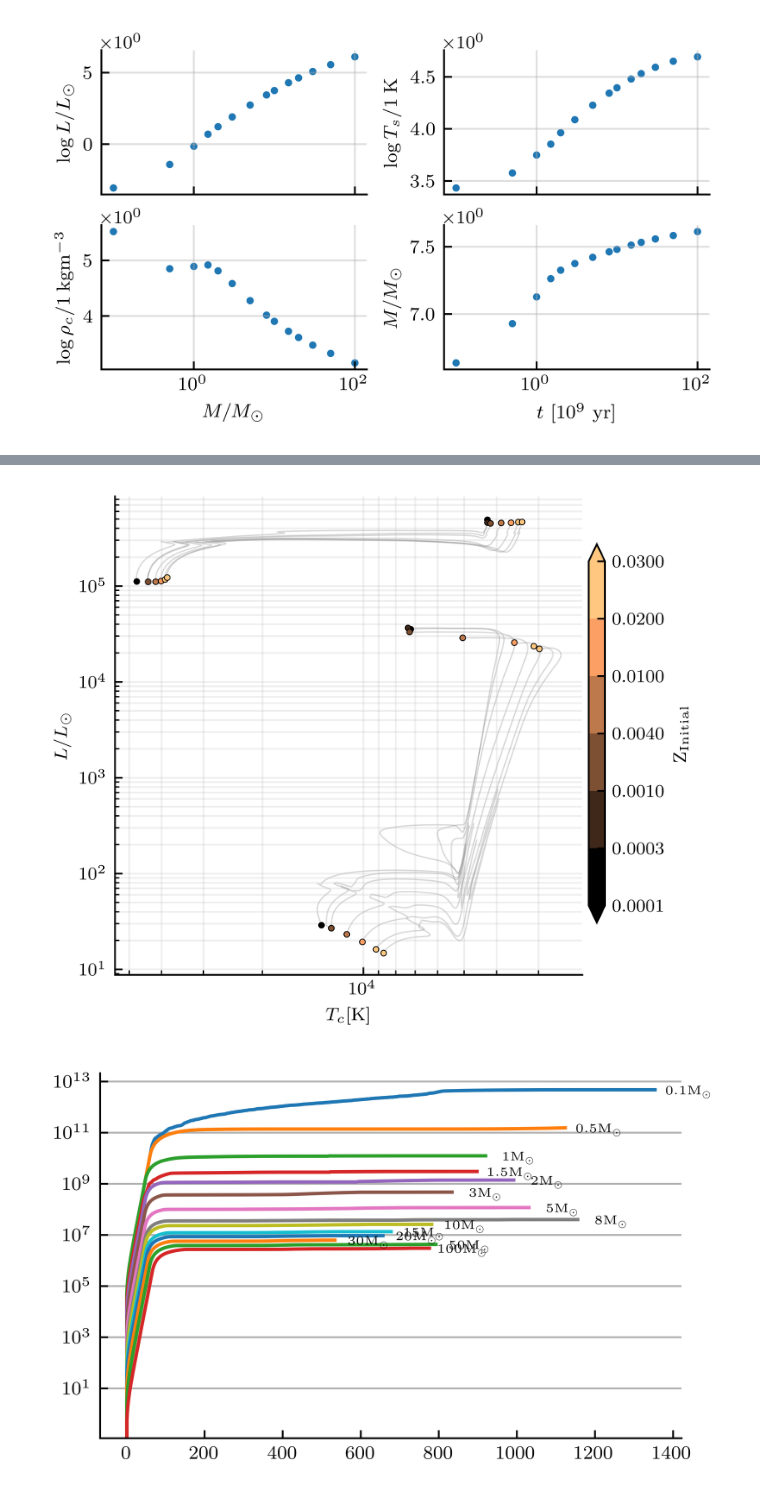
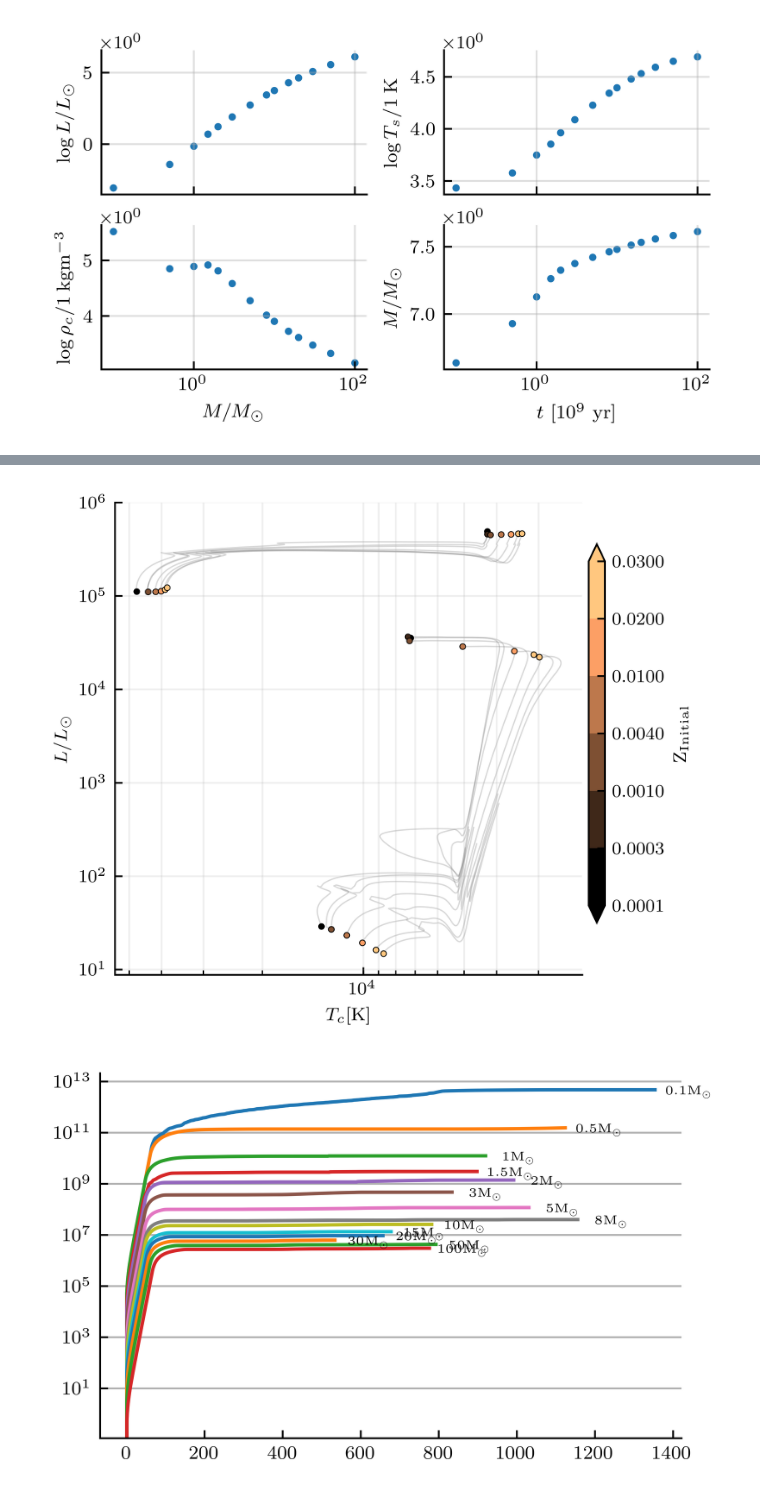
Before and after one commit to JeppJeppsson/Stellar_project, a Jupyter notebook: 3.2.ipynb, the cells around one changed output, grey strips where cells are left out. Saved outputs shown, nothing was run; the diff lists cells and outputs as text; code cells hidden in the pictures.

```diff
--- a/3.2.ipynb
+++ b/3.2.ipynb
@@ -173,34 +179,36 @@ def HR_plot_metal(metallicities,time_frac):
 
             color = cmap(norm(metallicities))
 
             ax.scatter(10**df_Z['LogTs'][time_frac_idx],10**df_Z['LogL'][time_frac_idx],
                         s=7, zorder=2, edgecolors='k', linewidth=0.4,
                         c=[Z]*len(time_frac_idx),cmap=cmap,norm=norm)
 
 
     ax.set_yscale('log')
     ax.set_xscale('log')
 
     ax.xaxis.set_inverted(True)
 
     ax.set_xlabel(r'$T_c [\mathrm{K}]$')
     ax.set_ylabel(r'$L / L_\odot$')
+    ax.set_yticks(10**np.array([1,2,3,4,5,6]))
+    ax.yaxis.set_minor_locator(plt.NullLocator())
 
     cbar_ax = fig.add_axes([1., 0.2, 0.03, 0.7])
     cbar = fig.colorbar(cm.ScalarMappable(cmap=cmap, norm=norm), cax=cbar_ax, extend = "both", aspect = 0.8)
     cbar.set_label(r'$\mathrm{Z_{Initial}}$')
 
     ax.grid(which='both', alpha=0.2, visible=True)
     #ax.set_ylim([1e-4,3e6])
     #ax.set_xlim([2500,6e4])
 
     ax.xaxis.set_inverted(True)
 
 time_frac = np.array([0,1])
 metallicities = np.array([0.0001,0.0003,0.001,0.004,0.01,0.02,0.03])
 HR_plot_metal(metallicities,time_frac)
 # %% [output]
-[figure, old version]
+[figure, new version]
 # %%
 fig,ax = plt.subplots()
 
```
Also changed, not shown: parts of 1 cell of this notebook.
